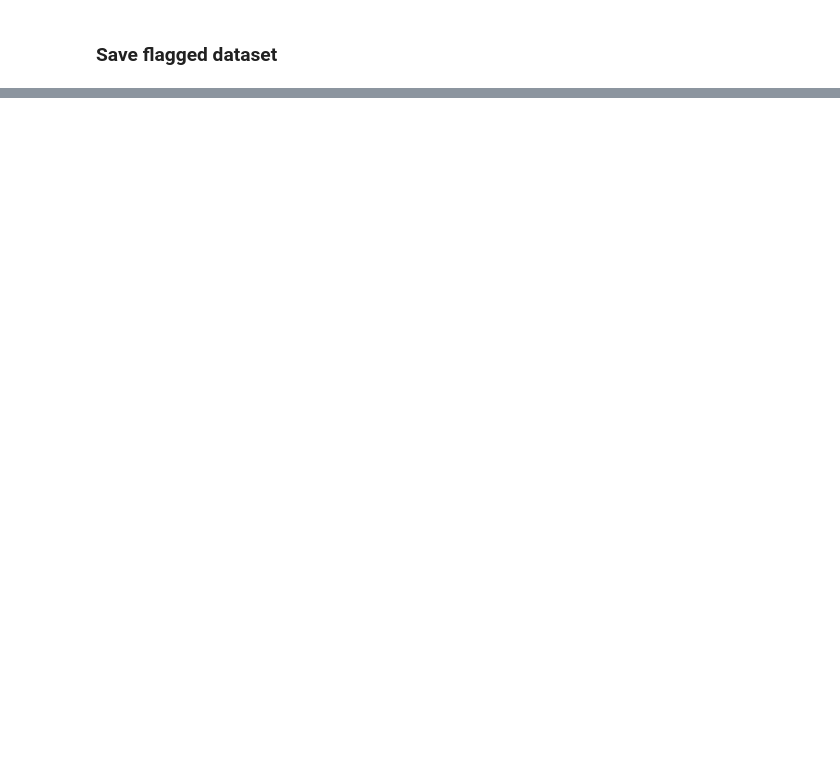
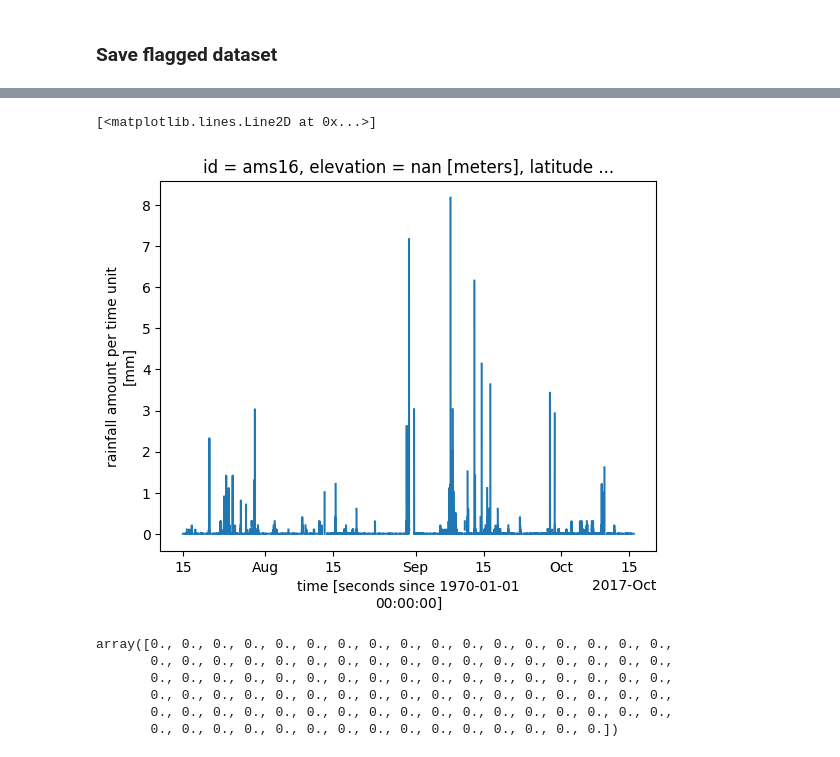
Before and after one commit to OpenSenseAction/pypwsqc, a Jupyter notebook: docs/notebooks/Station_Outlier_filter.ipynb, the cells around one changed output, grey strips where cells are left out. Drawn from its saved outputs; the diff is of its cells as text; code cells hidden in the pictures; blank space fills up the shorter version.

```diff
--- a/docs/notebooks/Station_Outlier_filter.ipynb
+++ b/docs/notebooks/Station_Outlier_filter.ipynb
@@ -192,0 +197,6 @@ ds_pws_flagged.to_netcdf("so_flagged_dataset.nc")
+# %%
+ds_test = xr.open_dataset("../../tests/test_dataset.nc")
+ds_test.sel(id="ams16").rainfall.plot()
+# %% [output]
+[<matplotlib.lines.Line2D at 0x...>]
+[figure, added]
@@ -192,0 +215,9 @@ ds_pws_flagged.to_netcdf("so_flagged_dataset.nc")
+# %%
+result.sel(id="ams16").rainfall.to_numpy()[:100]
+# %% [output]
+array([0., 0., 0., 0., 0., 0., 0., 0., 0., 0., 0., 0., 0., 0., 0., 0., 0.,
+       0., 0., 0., 0., 0., 0., 0., 0., 0., 0., 0., 0., 0., 0., 0., 0., 0.,
+       0., 0., 0., 0., 0., 0., 0., 0., 0., 0., 0., 0., 0., 0., 0., 0., 0.,
+       0., 0., 0., 0., 0., 0., 0., 0., 0., 0., 0., 0., 0., 0., 0., 0., 0.,
+       0., 0., 0., 0., 0., 0., 0., 0., 0., 0., 0., 0., 0., 0., 0., 0., 0.,
+       0., 0., 0., 0., 0., 0., 0., 0., 0., 0., 0., 0., 0., 0., 0.])
```
Also changed, not shown: parts of 6 cells of this notebook.
